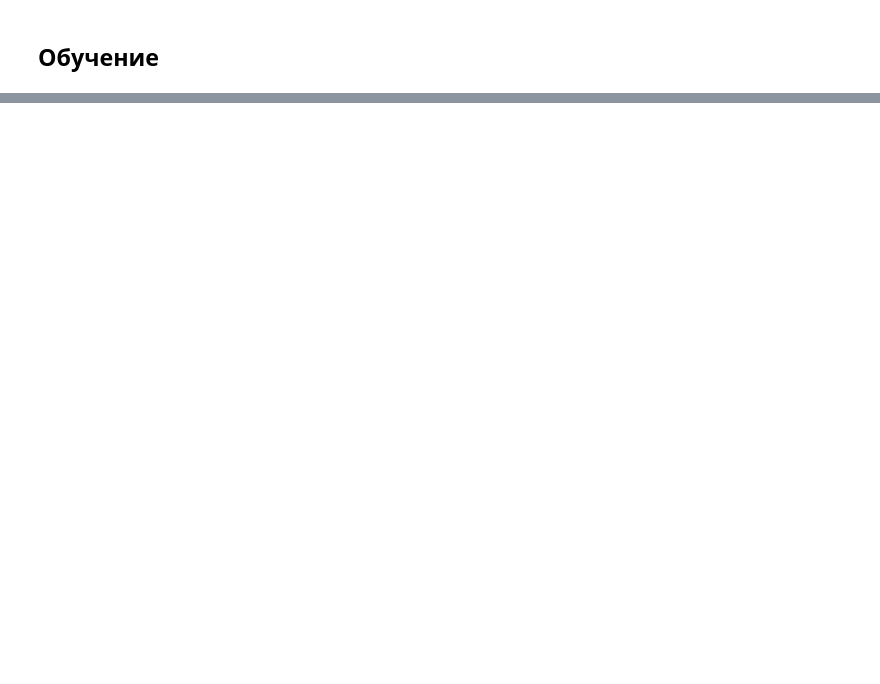
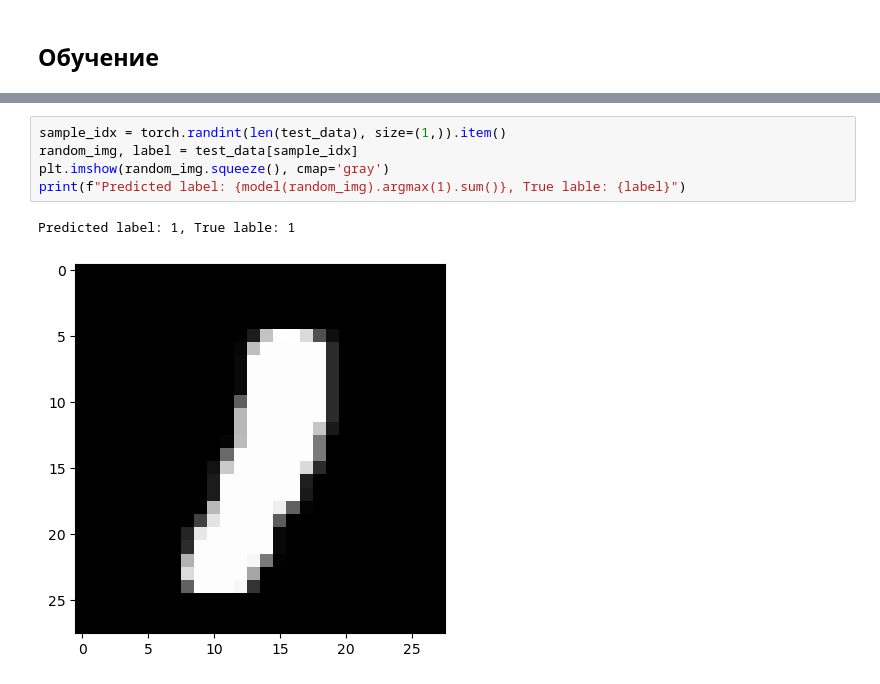
Before and after one commit to Senox55/MNIST-ml, a Jupyter notebook: Mnist.ipynb, the cells around one changed output, grey strips where cells are left out. Cells and saved outputs as stored; diff of their text form; blank space fills up the shorter version.

```diff
--- a/Mnist.ipynb
+++ b/Mnist.ipynb
@@ -206,0 +177,8 @@ Accurasy: 67.8%, Avg loss: 2.093562
+# %%
+sample_idx = torch.randint(len(test_data), size=(1,)).item()
+random_img, label = test_data[sample_idx]
+plt.imshow(random_img.squeeze(), cmap='gray')
+print(f"Predicted label: {model(random_img).argmax(1).sum()}, True lable: {label}")
+# %% [output]
+Predicted label: 1, True lable: 1
+[figure, added]
```
Also changed, not shown: parts of 8 cells of this notebook, 1 other file.
